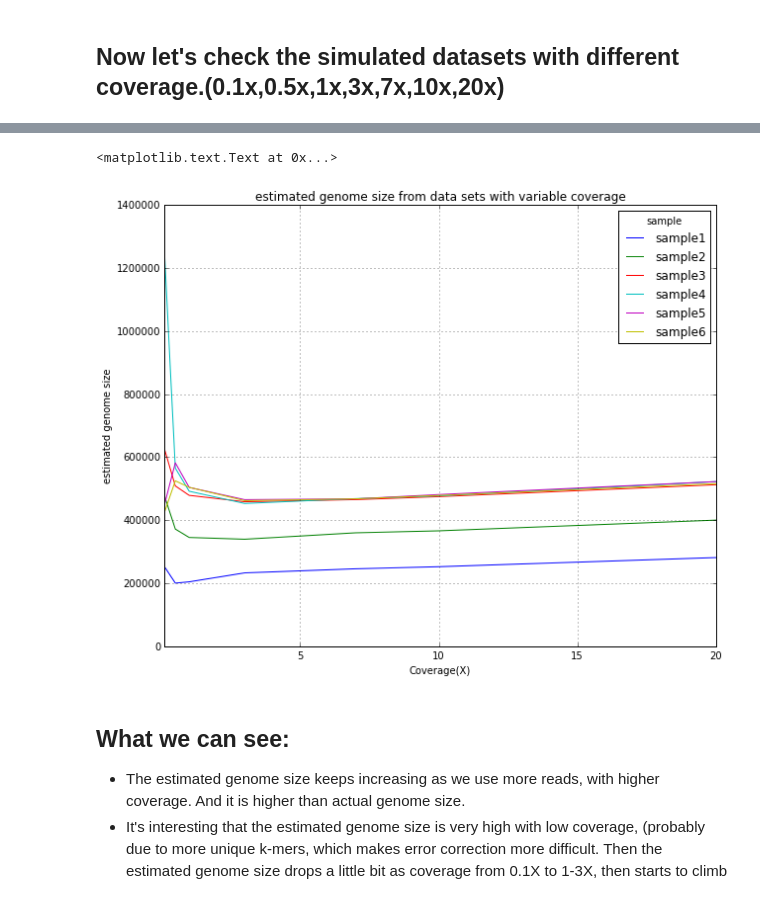
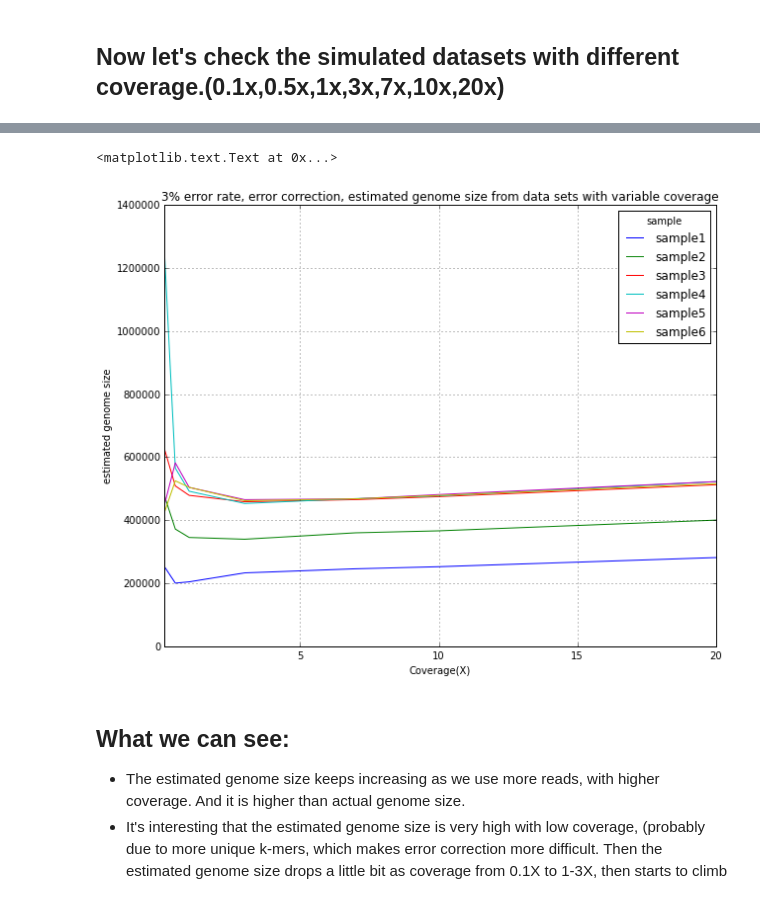
Before and after one commit to qingpeng/2013-diversity, a Jupyter notebook: notebook/2013-diversity-simulated-testing.ipynb, the cells around one changed output, grey strips where cells are left out. Drawn from its saved outputs; the diff is of its cells as text; code cells hidden in the pictures.

```diff
--- a/notebook/2013-diversity-simulated-testing.ipynb
+++ b/notebook/2013-diversity-simulated-testing.ipynb
@@ -85,7 +85,7 @@ We can see this absolute value is not that close to that in the real matrix.But
 # %%
 dm_c10_e000 = DistanceMatrix.read(DIR+'c10_e0.00/matrix.txt')
 # %%
-real_dm =  DistanceMatrix.read(DIR+'real_matrix.txt')
+dm_real =  DistanceMatrix.read(DIR+'real_matrix.txt')
 # %% [markdown]
 The correlation between dissimilarity matrices using Mantel test for the two matrices above is:
 # %%
@@ -308,12 +308,12 @@ df
 | sample5 | 446657.142857 | 582125.500000 | 504253.136842 | 465316.703057 | 467785.780876 | 481547.304067 | 522611.595433 |
 | sample6 | 422762.545281 | 525064.967864 | 504517.034157 | 462126.610218 | 467945.157137 | 478679.589577 | 516216.781280 |
 # %%
-ax = df.transpose().plot(figsize=(10, 8),ylim=(0,1400000), title = "estimated genome size from data sets with variable coverage")
+ax = df.transpose().plot(figsize=(10, 8),ylim=(0,1400000), title = "3% error rate, error correction, estimated genome size from data sets with variable coverage")
 ax.set_ylabel('estimated genome size')
 ax.set_xlabel('Coverage(X)')
 # %% [output]
 <matplotlib.text.Text at 0x...>
-[figure, old version]
+[figure, new version]
 # %% [markdown]
 What we can see:
 ---
```
Also changed, not shown: parts of 1 cell of this notebook, 9 other files.
